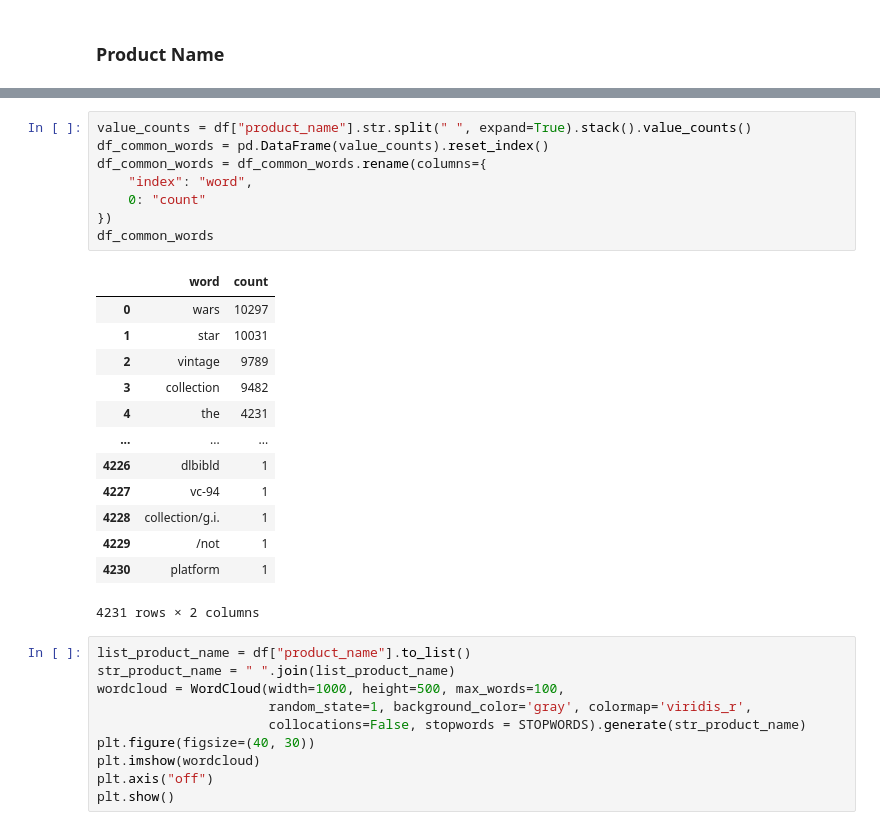
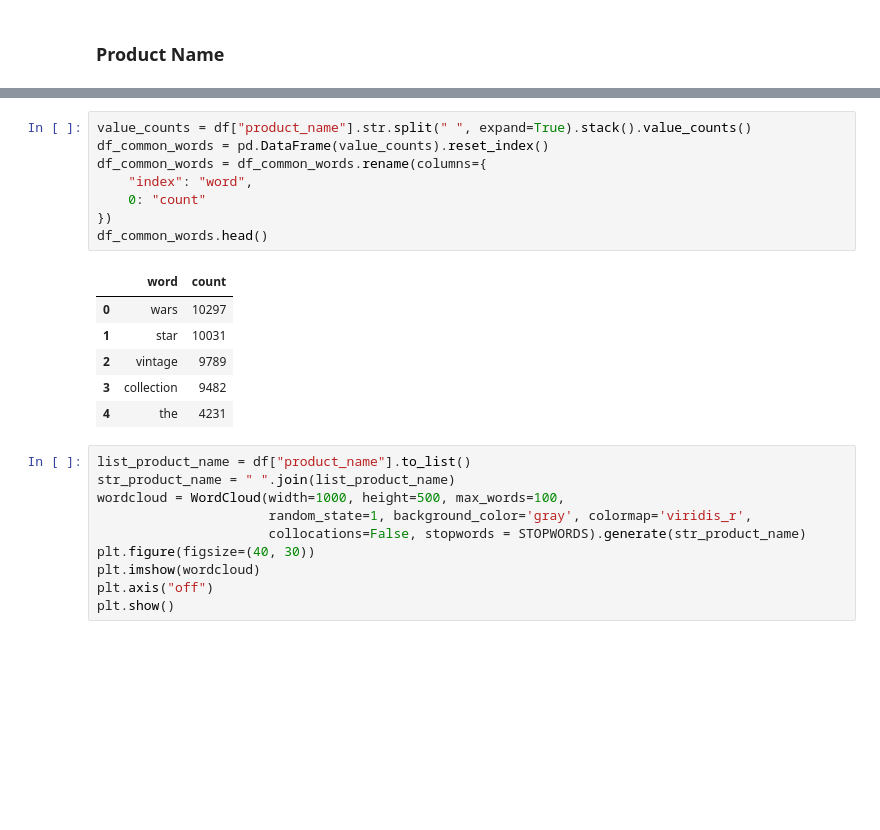
Before and after one commit to sebmedina-pers/ebay-star-wars-webscraper-and-eda, a Jupyter notebook: eda.ipynb, the cells around one changed output, grey strips where cells are left out. Saved outputs shown, nothing was run; the diff lists cells and outputs as text; blank space fills up the shorter version.

```diff
--- a/eda.ipynb
+++ b/eda.ipynb
@@ -192,25 +184,18 @@ unique_words
 # %%
 value_counts = df["product_name"].str.split(" ", expand=True).stack().value_counts()
 df_common_words = pd.DataFrame(value_counts).reset_index()
 df_common_words = df_common_words.rename(columns={
     "index": "word",
     0: "count"
 })
-df_common_words
+df_common_words.head()
 # %% [output]
 |  | word | count |
 | 0 | wars | 10297 |
 | 1 | star | 10031 |
 | 2 | vintage | 9789 |
 | 3 | collection | 9482 |
 | 4 | the | 4231 |
-| ... | ... | ... |
-| 4226 | dlbibld | 1 |
-| 4227 | vc-94 | 1 |
-| 4228 | collection/g.i. | 1 |
-| 4229 | /not | 1 |
-| 4230 | platform | 1 |
-4231 rows × 2 columns
 # %%
 list_product_name = df["product_name"].to_list()
 str_product_name = " ".join(list_product_name)
```
Also changed, not shown: parts of 8 cells of this notebook.
